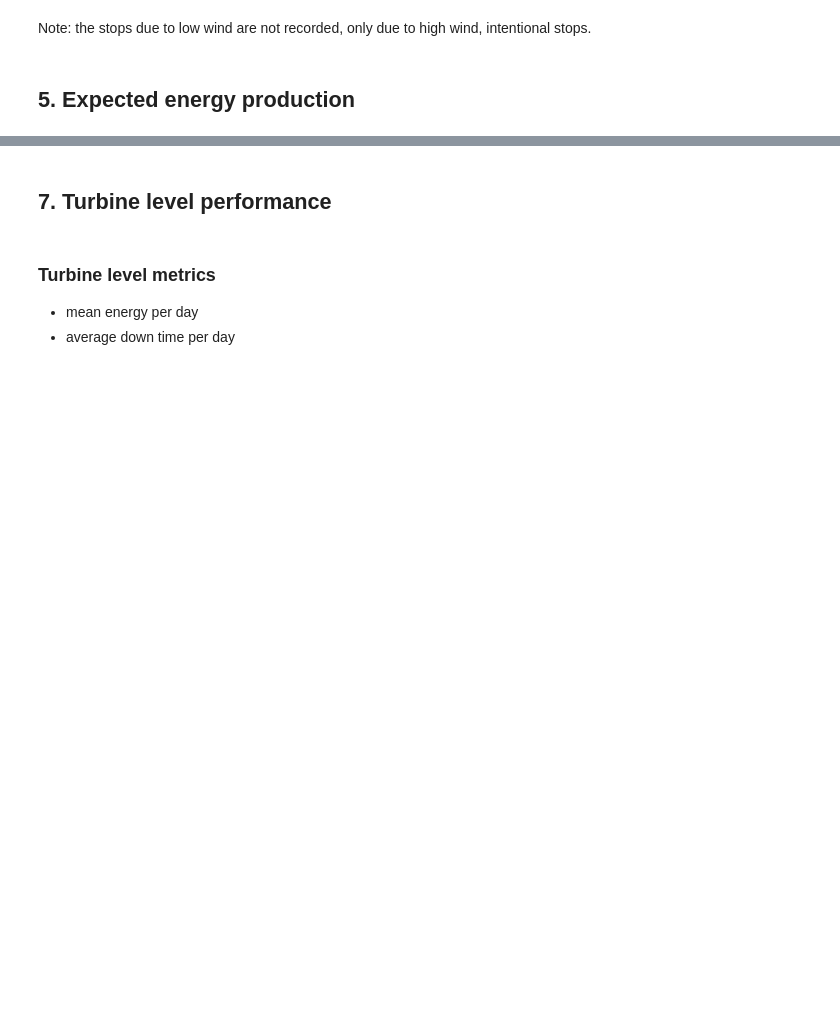
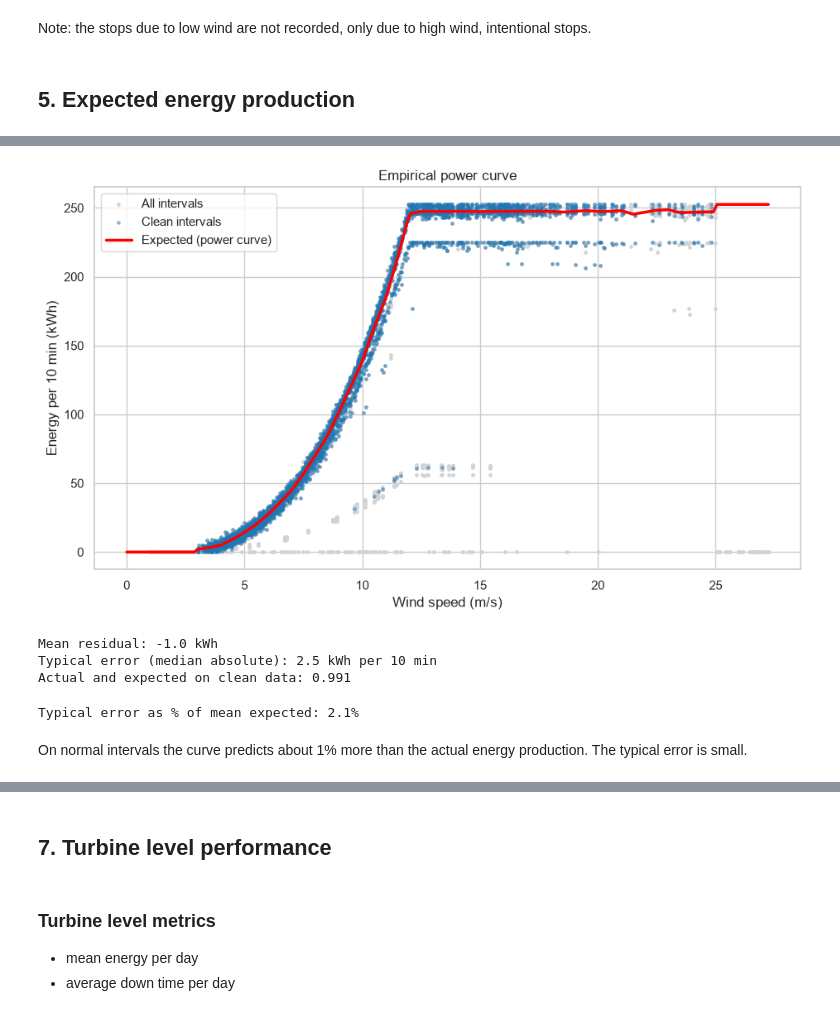
Before and after one commit to Marta-T/Data_Analysis_HW_Task, a Jupyter notebook: analysis.ipynb, the cells around one changed output, grey strips where cells are left out. Cells and saved outputs as stored; diff of their text form; code cells hidden in the pictures; blank space fills up the shorter version.

Commit message:
calculating expected energy production

```diff
--- a/analysis.ipynb
+++ b/analysis.ipynb
@@ -420,0 +442,9 @@ Note: the stops due to low wind are not recorded, only due to high wind, intenti
+# %%
+BIN = 0.5
+clean = clean.assign(ws_bin=(clean["wind_speed_ms"] / BIN).round() * BIN)
+
+curve = (clean.groupby("ws_bin")["energy_kwh"]
+              .agg(expected_kwh="median", n="size")
+              .reset_index())
+curve = curve[curve["n"] >= 5]
+curve
@@ -420,0 +469,41 @@ Note: the stops due to low wind are not recorded, only due to high wind, intenti
+# %%
+RATED = clean["energy_kwh"].quantile(0.99)
+
+def expected_energy(ws):
+    e = np.interp(ws, curve["ws_bin"], curve["expected_kwh"])
+    e = np.where(ws < CUT_IN, 0, e)
+    e = np.where(ws >= curve["ws_bin"].max(), RATED, e)
+    return np.minimum(e, RATED)
+
+data["expected_kwh"] = expected_energy(data["wind_speed_ms"].values)
+# %%
+ws_grid = np.linspace(0, data["wind_speed_ms"].max(), 200)
+
+fig, ax = plt.subplots(figsize=(11, 6))
+ax.scatter(data["wind_speed_ms"], data["energy_kwh"], s=6, color="lightgrey", label="All intervals")
+ax.scatter(clean["wind_speed_ms"], clean["energy_kwh"], s=6, color="tab:blue", alpha=0.4, label="Clean intervals")
+ax.plot(ws_grid, expected_energy(ws_grid), color="red", linewidth=2.5, label="Expected (power curve)")
+ax.set_xlabel("Wind speed (m/s)")
+ax.set_ylabel("Energy per 10 min (kWh)")
+ax.set_title("Empirical power curve")
+ax.legend()
+plt.show()
+# %% [output]
+[figure, added]
+# %%
+c = data.loc[clean.index]
+residual = c["energy_kwh"] - c["expected_kwh"]
+
+print(f"Mean residual: {residual.mean():.1f} kWh")
+print(f"Typical error (median absolute): {residual.abs().median():.1f} kWh per 10 min")
+print(f"Actual and expected on clean data: {c['energy_kwh'].sum() / c['expected_kwh'].sum():.3f}")
+# %% [output]
+Mean residual: -1.0 kWh
+Typical error (median absolute): 2.5 kWh per 10 min
+Actual and expected on clean data: 0.991
+# %%
+print(f"Typical error as % of mean expected: {residual.abs().median() / c['expected_kwh'].mean():.1%}")
+# %% [output]
+Typical error as % of mean expected: 2.1%
+# %% [markdown]
+On normal intervals the curve predicts about 1% more than the actual energy production. The typical error is small.
```
Also changed, not shown: parts of 8 cells of this notebook.
